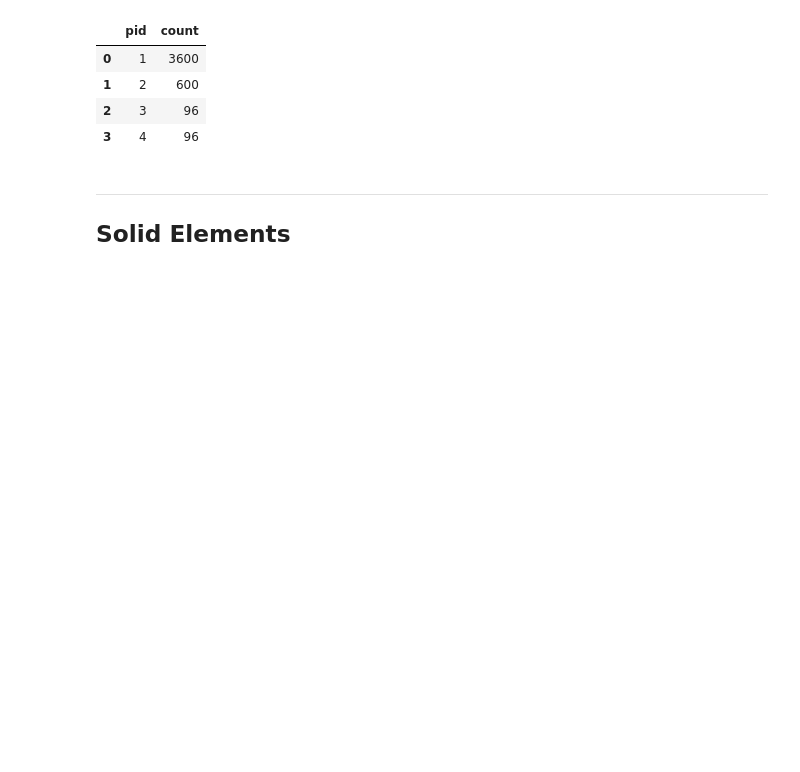
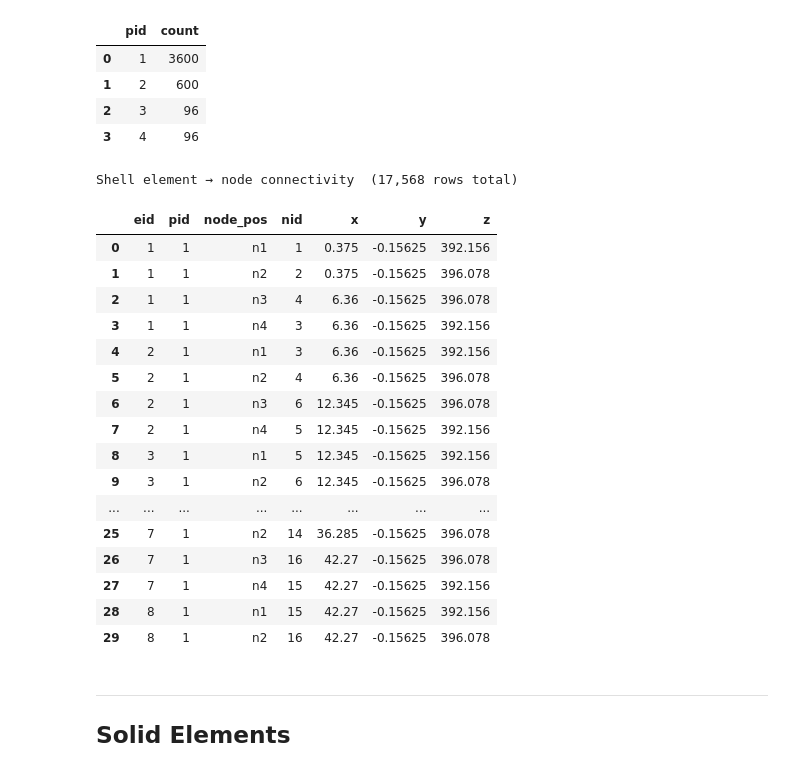
Before and after one commit to zyeaser/lsdyna-mesh-reader-wrapper, a Jupyter notebook: view_parsed_model.ipynb, the cells around one changed output. Drawn from its saved outputs; the diff is of its cells as text; code cells hidden in the pictures; blank space fills up the shorter version.

```diff
--- a/view_parsed_model.ipynb
+++ b/view_parsed_model.ipynb
@@ -106,6 +106,42 @@ if shell_path.exists():
 | 1 | 2 | 600 |
 | 2 | 3 | 96 |
 | 3 | 4 | 96 |
+# %%
+# Shell element → node connectivity (with node coordinates)
+if shell_path.exists():
+    node_cols = [c for c in df_shell.columns if c not in ('eid', 'pid')]
+    df_melt = df_shell[['eid', 'pid'] + node_cols].melt(
+        id_vars=['eid', 'pid'], var_name='node_pos', value_name='nid'
+    )
+    df_melt = df_melt[df_melt['nid'] != 0].copy()
+    df_melt['nid'] = df_melt['nid'].astype(int)
+    df_shell_nodes = (
+        df_melt
+        .merge(df_nodes[['nid', 'x', 'y', 'z']], on='nid', how='left')
+        .sort_values(['eid', 'node_pos'])
+        .reset_index(drop=True)
+    )
+    print(f'Shell element → node connectivity  ({len(df_shell_nodes):,} rows total)')
+    display(df_shell_nodes.head(30))
+# %% [output]
+Shell element → node connectivity  (17,568 rows total)
+|  | eid | pid | node_pos | nid | x | y | z |
+| 0 | 1 | 1 | n1 | 1 | 0.375 | -0.15625 | 392.156 |
+| 1 | 1 | 1 | n2 | 2 | 0.375 | -0.15625 | 396.078 |
+| 2 | 1 | 1 | n3 | 4 | 6.36 | -0.15625 | 396.078 |
+| 3 | 1 | 1 | n4 | 3 | 6.36 | -0.15625 | 392.156 |
+| 4 | 2 | 1 | n1 | 3 | 6.36 | -0.15625 | 392.156 |
+| 5 | 2 | 1 | n2 | 4 | 6.36 | -0.15625 | 396.078 |
+| 6 | 2 | 1 | n3 | 6 | 12.345 | -0.15625 | 396.078 |
+| 7 | 2 | 1 | n4 | 5 | 12.345 | -0.15625 | 392.156 |
+| 8 | 3 | 1 | n1 | 5 | 12.345 | -0.15625 | 392.156 |
+| 9 | 3 | 1 | n2 | 6 | 12.345 | -0.15625 | 396.078 |
+| ... | ... | ... | ... | ... | ... | ... | ... |
+| 25 | 7 | 1 | n2 | 14 | 36.285 | -0.15625 | 396.078 |
+| 26 | 7 | 1 | n3 | 16 | 42.27 | -0.15625 | 396.078 |
+| 27 | 7 | 1 | n4 | 15 | 42.27 | -0.15625 | 392.156 |
+| 28 | 8 | 1 | n1 | 15 | 42.27 | -0.15625 | 392.156 |
+| 29 | 8 | 1 | n2 | 16 | 42.27 | -0.15625 | 396.078 |
 # %% [markdown]
 ---
 ## Solid Elements
```
Also changed, not shown: parts of 3 cells of this notebook.
